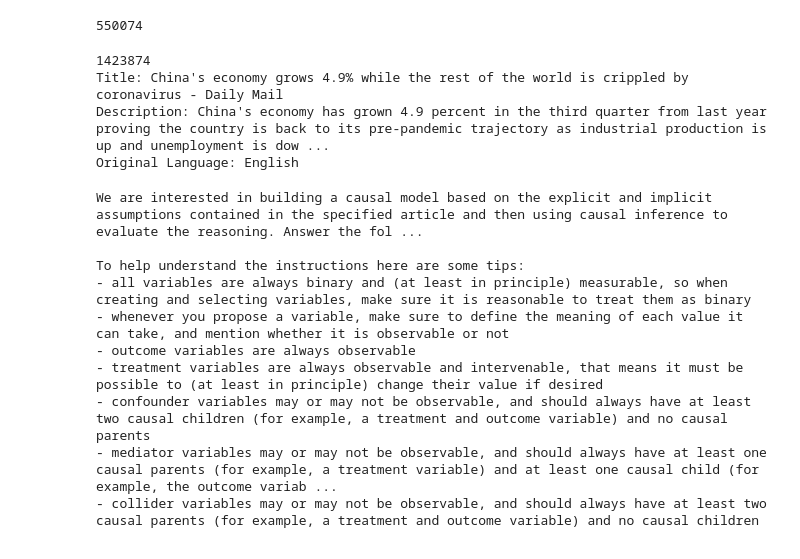
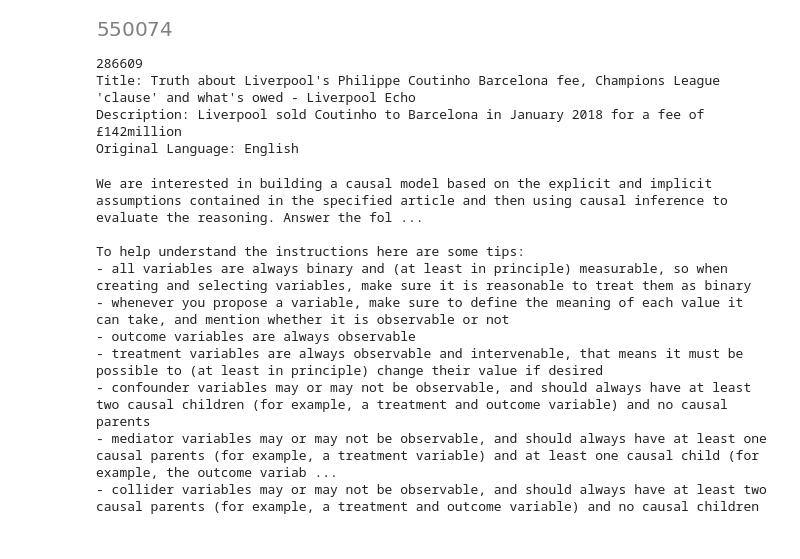
Before and after one commit to felixludos/cladder, a Jupyter notebook: notebooks/query_probs.ipynb, the cells around one changed output. Saved outputs shown, nothing was run; the diff lists cells and outputs as text; code cells hidden in the pictures.

```diff
--- a/notebooks/query_probs.ipynb
+++ b/notebooks/query_probs.ipynb
@@ -17,10 +17,11 @@ from causalbenchmark.novo.seeding import NewsHeadlines, StatisticsPrompting, Sto
 from causalbenchmark.novo.templating import FixedTemplate, SimpleTemplater
 from causalbenchmark.novo import misc
 # %%
-spark_generator = NewsHeadlines(locs=['gb', 'de', 'fr', 'it', 'nl']).load(pbar=tqdm)
+spark_generator = NewsHeadlines(locs=['gb', 'de', 'fr', 'it', 'nl'],
+                                dataset_root=Path(r'C:\Users\anwan\workspace\local_data\nnn\babel-briefings-v1')).load(pbar=tqdm)
 len(spark_generator.article_IDs)
 # %% [output]
-550074
+[figure, added]
 # %%
 setting_generation_prompt_template = \
 '''We are interested in building a causal model based on the explicit and implicit assumptions contained in the specified article and then using causal inference to evaluate the reasoning. Answer the following questions to design an interesting, simple, and most importantly realistic causal model from a news article.
@@ -90,8 +91,8 @@ probabilities = {{
 
 Answer concisely and precisely in the desired format.'''
 # %%
-ctx = Story(story_root=misc.data_root() / 'stories', story_id='test2')
-# ctx = Story(story_root=misc.data_root() / 'stories')
+# ctx = Story(story_root=misc.data_root() / 'stories', story_id='test2')
+ctx = Story(story_root=misc.data_root() / 'stories')
 # ctx.populate_defaults()
 ctx.include(
     FixedTemplate('setting', setting_generation_prompt_template),
@@ -103,9 +104,9 @@ ctx.include(
 print(ctx['seed'])
 print(ctx['spark'])
 # %% [output]
-1423874
-Title: China's economy grows 4.9% while the rest of the world is crippled by coronavirus - Daily Mail
-Description: China's economy has grown 4.9 percent in the third quarter from last year proving the country is back to its pre-pandemic trajectory as industrial production is up and unemployment is dow ...
+286609
+Title: Truth about Liverpool's Philippe Coutinho Barcelona fee, Champions League 'clause' and what's owed - Liverpool Echo
+Description: Liverpool sold Coutinho to Barcelona in January 2018 for a fee of £142million
 Original Language: English
 # %%
 print(ctx['setting'])
```
Also changed, not shown: 5 other files.
